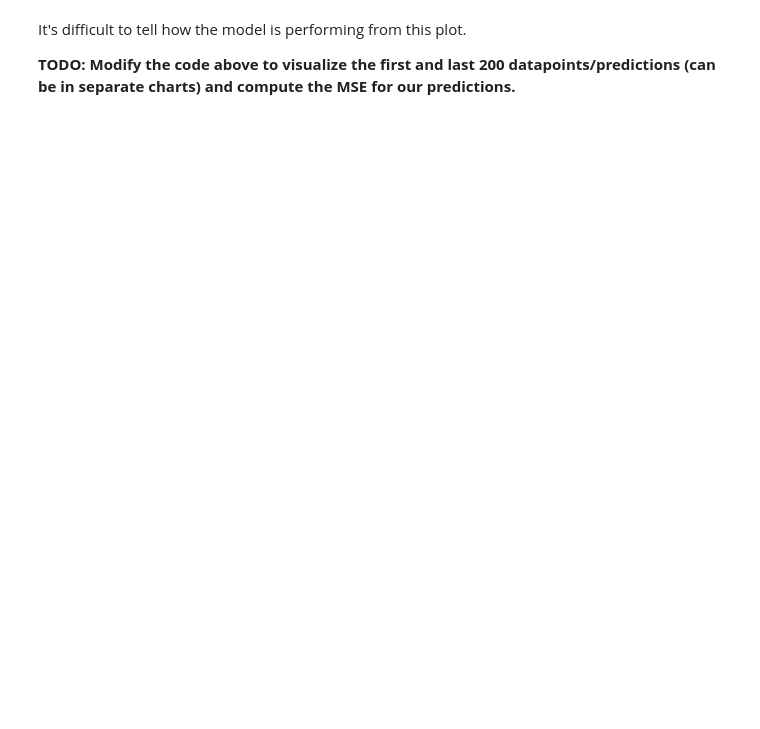
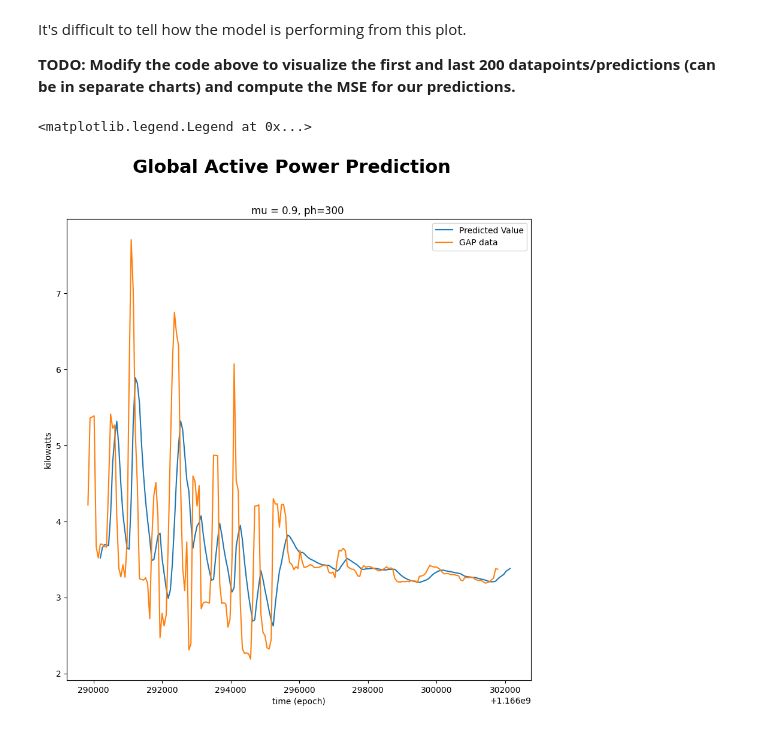
Before and after one commit to vdorn5/aai530-assignment3, a Jupyter notebook: Linear Regression for IoT.ipynb, the cells around one changed output. Drawn from its saved outputs; the diff is of its cells as text; code cells hidden in the pictures; blank space fills up the shorter version.

Commit message:
hw assignment

```diff
--- a/Linear Regression for IoT.ipynb
+++ b/Linear Regression for IoT.ipynb
@@ -34,7 +35,8 @@ We need to turn our datetime column into a numeric value to be used as a variabl
 **TODO: load your data and convert the datetime column into epoch/unix time**
 # %%
 #Load your data into a pandas dataframe here
-df = ?
+df = pd.read_csv('../aai530-assignment3/data-assignment2.csv')
+df['Datetime'] = pd.to_datetime(df['Datetime'])
 # %%
 #convert datetime to epoch/unix time
-df['unix'] = ?
+df['unix'] = df['Datetime'].astype('int64') // 10**9
@@ -54,8 +65,8 @@ A:
 ts = pd.DataFrame(df.unix)
 ys = pd.DataFrame(df.Global_active_power)
 
-ph = #5 minutes
-ph_index = #ph/data resolution (how many timesteps is our ph?)
+ph = 60*5 #5 minutes
+ph_index = ph // 60 #ph/data resolution (how many timesteps is our ph?)
 mu = 0.9
 
 #let's limit the number of samples in our model to 5000 just for speed
@@ -74,31 +85,31 @@ A:
 # At every iteration of the for loop a new data sample is acquired
 for i in range(2, n_s+1):# start out with 2 leading datapoints
     #get x and y data "available" for our prediction
-    ts_tmp = ?
-    ys_tmp = ?
+    ts_tmp = ts[0:i]
+    ys_tmp = ys[ph_index - 1: ph_index - 1+i]
     ns = len(ys_tmp)
 
 
     weights = np.ones(ns)*mu
     for k in range(ns):
         #adjust weights to be downweighted according to their timestep away from our prediction
-        weights[k] = ?
+        weights[k] = weights[k]**k
     weights = np.flip(weights, 0)
 
     #perform linear regression on "available" data using the mu-adjusted weights
-    lm_tmp = ?
-    model_tmp = ?
+    lm_tmp = LinearRegression()
+    model_tmp = lm_tmp.fit(ts_tmp, ys_tmp, sample_weight=weights)
 
     #store model coefficients and intercepts to compute prediction
-    m_tmp = ?
-    q_tmp = ?
+    m_tmp = model_tmp.coef_
+    q_tmp = model_tmp.intercept_
 
     #use ph to make the model prediction according to the prediction time
-    tp = ?
-    yp = ?
+    tp = ts.iloc[i-1,0]
+    yp = m_tmp*tp + q_tmp
 
-    tp_pred[i-2] = tp
-    yp_pred[i-2] = yp
+    tp_pred[i-2] = tp + ph
+    yp_pred[i-2] = yp.item()
 # %% [markdown]
 Now let's visualize the results from our model.
 # %%
@@ -116,5 +130,16 @@ It's difficult to tell how the model is performing from this plot.
 **TODO: Modify the code above to visualize the first and last 200 datapoints/predictions (can be in separate charts) and compute the MSE for our predictions.**
 # %%
 #Plot first 200 data points/predictions
+fig, ax = plt.subplots(figsize=(10,10))
+fig.suptitle('Global Active Power Prediction', fontsize=22, fontweight='bold')
+ax.set_title('mu = %g, ph=%g ' %(mu, ph))
+ax.plot(tp_pred[0:200], yp_pred[0:200], label='Predicted Value')
+ax.plot(ts.iloc[0:200,0], ys.iloc[0:200,0], label='GAP data')
+ax.set_xlabel('time (epoch)')
+ax.set_ylabel('kilowatts')
+ax.legend()
+# %% [output]
+<matplotlib.legend.Legend at 0x...>
+[figure, added]
 # %%
 #Plot last 200 data points/predictions
```
Also changed, not shown: parts of 30 cells of this notebook.
